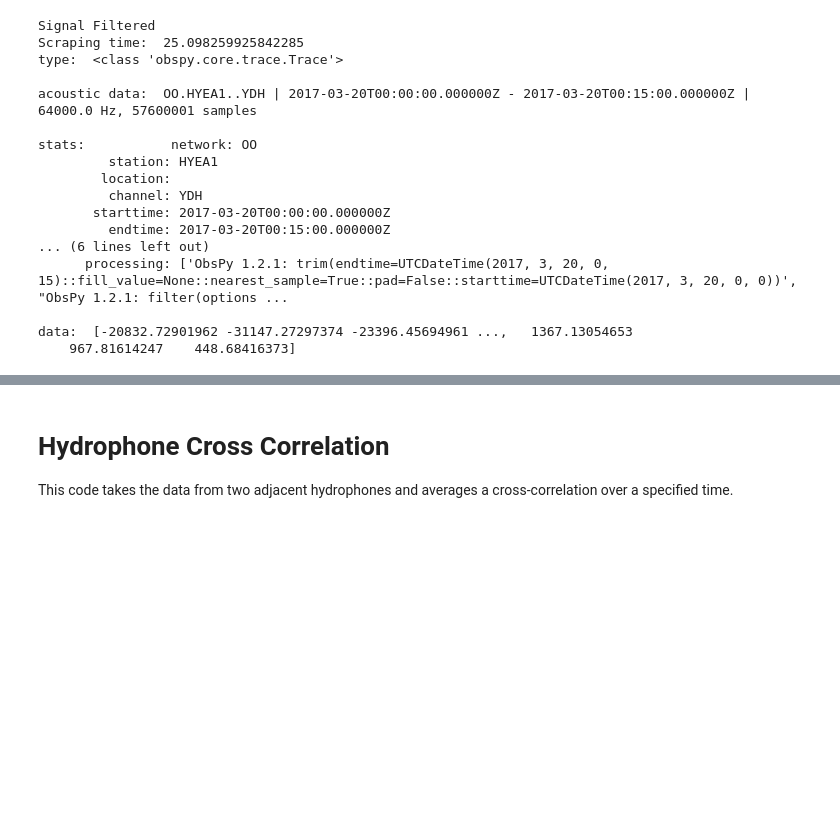
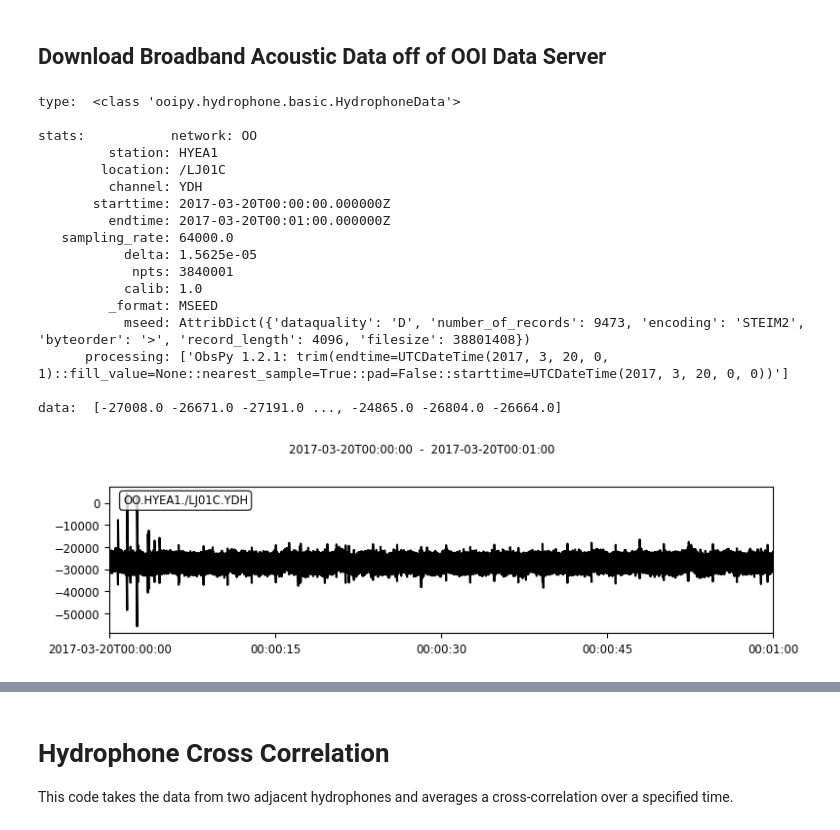
Before and after one commit to Ocean-Data-Lab/ooipy, a Jupyter notebook: demo.ipynb, the cells around one changed output, grey strips where cells are left out. Saved outputs shown, nothing was run; the diff lists cells and outputs as text; code cells hidden in the pictures; blank space fills up the shorter version.

```diff
--- a/demo.ipynb
+++ b/demo.ipynb
@@ -119,35 +30,38 @@ data:  [-14276.11817476 -28743.37068917 -21301.51953662 ...,    198.67901816
-# %%
-# 4. method: get data using get_acoustic_data_conc function
-# starttime, endtime, and node have to be specified. fmin=20 and fmax=30000
-# are default values. Uses Concurrent Processing
-start_time = datetime.datetime(2017,3,20,0,0,0) # time of first sample
-end_time = datetime.datetime(2017,3,20,0,15,0) # time of last sample
-ooi4 = ooilib.OOIHydrophoneData(print_exceptions=True)
-t = time.time()
-ooi4.get_acoustic_data_conc(starttime=start_time, endtime=end_time, node='/LJ01C', fmin=20, fmax=30000)
-print('Scraping time: ', time.time() - t)
-print('type: ', type(ooi4.data), '\n')
-print('acoustic data: ', ooi4.data, '\n')
-print('stats: ', ooi4.data.stats, '\n')
-print('data: ', ooi4.data.data, '\n')
-# %% [output]
-Signal Filtered
-Scraping time:  25.098259925842285
-type:  <class 'obspy.core.trace.Trace'>
-
-acoustic data:  OO.HYEA1..YDH | 2017-03-20T00:00:00.000000Z - 2017-03-20T00:15:00.000000Z | 64000.0 Hz, 57600001 samples
-
-stats:           network: OO
-         station: HYEA1
-        location:
-         channel: YDH
-       starttime: 2017-03-20T00:00:00.000000Z
-         endtime: 2017-03-20T00:15:00.000000Z
-... (6 lines left out)
-      processing: ['ObsPy 1.2.1: trim(endtime=UTCDateTime(2017, 3, 20, 0, 15)::fill_value=None::nearest_sample=True::pad=False::starttime=UTCDateTime(2017, 3, 20, 0, 0))', "ObsPy 1.2.1: filter(options ...
-
-data:  [-20832.72901962 -31147.27297374 -23396.45694961 ...,   1367.13054653
-    967.81614247    448.68416373]
+# %% [markdown]
+## Download Broadband Acoustic Data off of OOI Data Server
+# %%
+#Specify Time Window Desired and Hydrophone Node
+starttime = datetime.datetime(2017,3,20,0,0,0) # time of first sample
+endtime = datetime.datetime(2017,3,20,0,1,0) # time of last sample
+node = '/LJ01C'
+
+hyd_data = ooipy.request.hydrophone.get_acoustic_data_conc(starttime, endtime, node=node, data_gap_mode=1)
+# %%
+# Access attributes of hyd_data
+print('type: ', type(hyd_data), '\n')
+print('stats: ', hyd_data.stats, '\n')
+print('data: ', hyd_data.data, '\n')
+
+p1 = hyd_data.plot()
+# %% [output]
+type:  <class 'ooipy.hydrophone.basic.HydrophoneData'>
+
+stats:           network: OO
+         station: HYEA1
+        location: /LJ01C
+         channel: YDH
+       starttime: 2017-03-20T00:00:00.000000Z
+         endtime: 2017-03-20T00:01:00.000000Z
+   sampling_rate: 64000.0
+           delta: 1.5625e-05
+            npts: 3840001
+           calib: 1.0
+         _format: MSEED
+           mseed: AttribDict({'dataquality': 'D', 'number_of_records': 9473, 'encoding': 'STEIM2', 'byteorder': '>', 'record_length': 4096, 'filesize': 38801408})
+      processing: ['ObsPy 1.2.1: trim(endtime=UTCDateTime(2017, 3, 20, 0, 1)::fill_value=None::nearest_sample=True::pad=False::starttime=UTCDateTime(2017, 3, 20, 0, 0))']
+
+data:  [-27008.0 -26671.0 -27191.0 ..., -24865.0 -26804.0 -26664.0]
+[figure, added]
 # %%
 # compute and visualize spectrogram for noise data. No start and end time and node have to be defined
 # as those are attributes of the OOIHydrophoneData object
```
Also changed, not shown: parts of 12 cells of this notebook, 6 other files.
